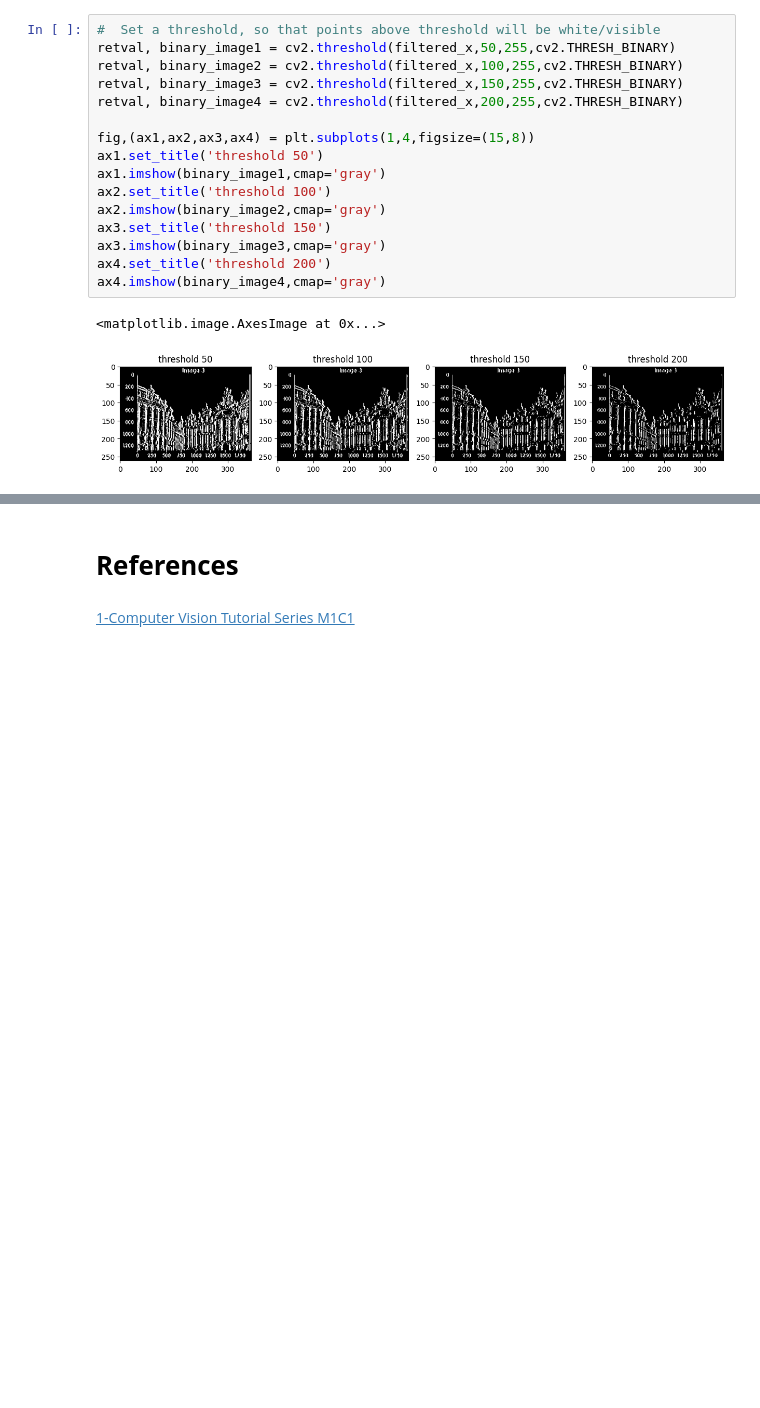
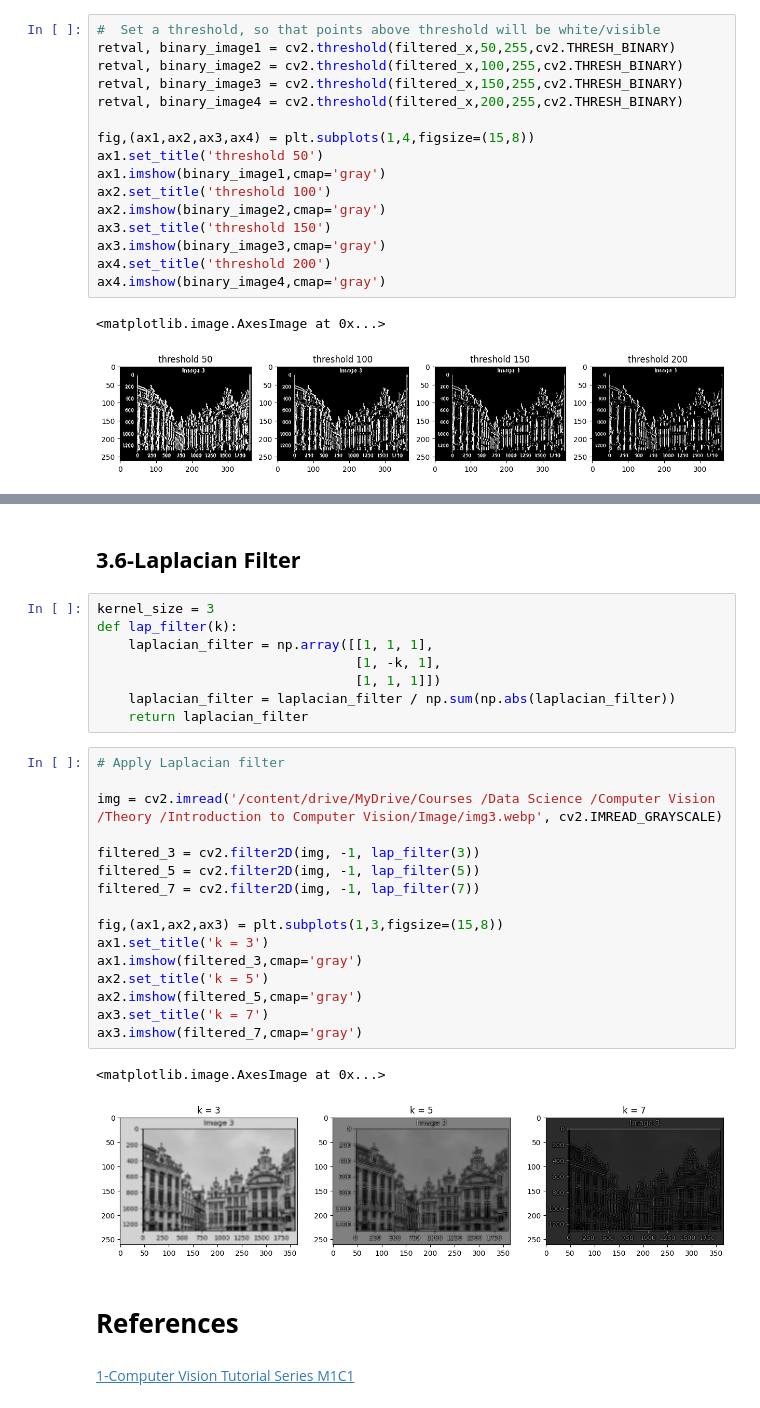
Before and after one commit to dr-mushtaq/Computer-Vision, a Jupyter notebook: Introduction_to_Computer_Vision.ipynb, the cells around one changed output, grey strips where cells are left out. Drawn from its saved outputs; the diff is of its cells as text; blank space fills up the shorter version.

```diff
--- a/Introduction_to_Computer_Vision.ipynb
+++ b/Introduction_to_Computer_Vision.ipynb
@@ -275,3 +304,32 @@ ax4.imshow(binary_image4,cmap='gray')
+# %% [markdown]
+## **3.6-Laplacian Filter**
+# %%
+kernel_size = 3
+def lap_filter(k):
+    laplacian_filter = np.array([[1, 1, 1],
+                                 [1, -k, 1],
+                                 [1, 1, 1]])
+    laplacian_filter = laplacian_filter / np.sum(np.abs(laplacian_filter))
+    return laplacian_filter
+# %%
+# Apply Laplacian filter
+
+img = cv2.imread('/content/drive/MyDrive/Courses /Data Science /Computer Vision /Theory /Introduction to Computer Vision/Image/img3.webp', cv2.IMREAD_GRAYSCALE)
+
+filtered_3 = cv2.filter2D(img, -1, lap_filter(3))
+filtered_5 = cv2.filter2D(img, -1, lap_filter(5))
+filtered_7 = cv2.filter2D(img, -1, lap_filter(7))
+
+fig,(ax1,ax2,ax3) = plt.subplots(1,3,figsize=(15,8))
+ax1.set_title('k = 3')
+ax1.imshow(filtered_3,cmap='gray')
+ax2.set_title('k = 5')
+ax2.imshow(filtered_5,cmap='gray')
+ax3.set_title('k = 7')
+ax3.imshow(filtered_7,cmap='gray')
+# %% [output]
+<matplotlib.image.AxesImage at 0x...>
+[figure, added]
 # %% [markdown]
 # **References**
 # %% [markdown]
```
Also changed, not shown: parts of 5 cells of this notebook.
